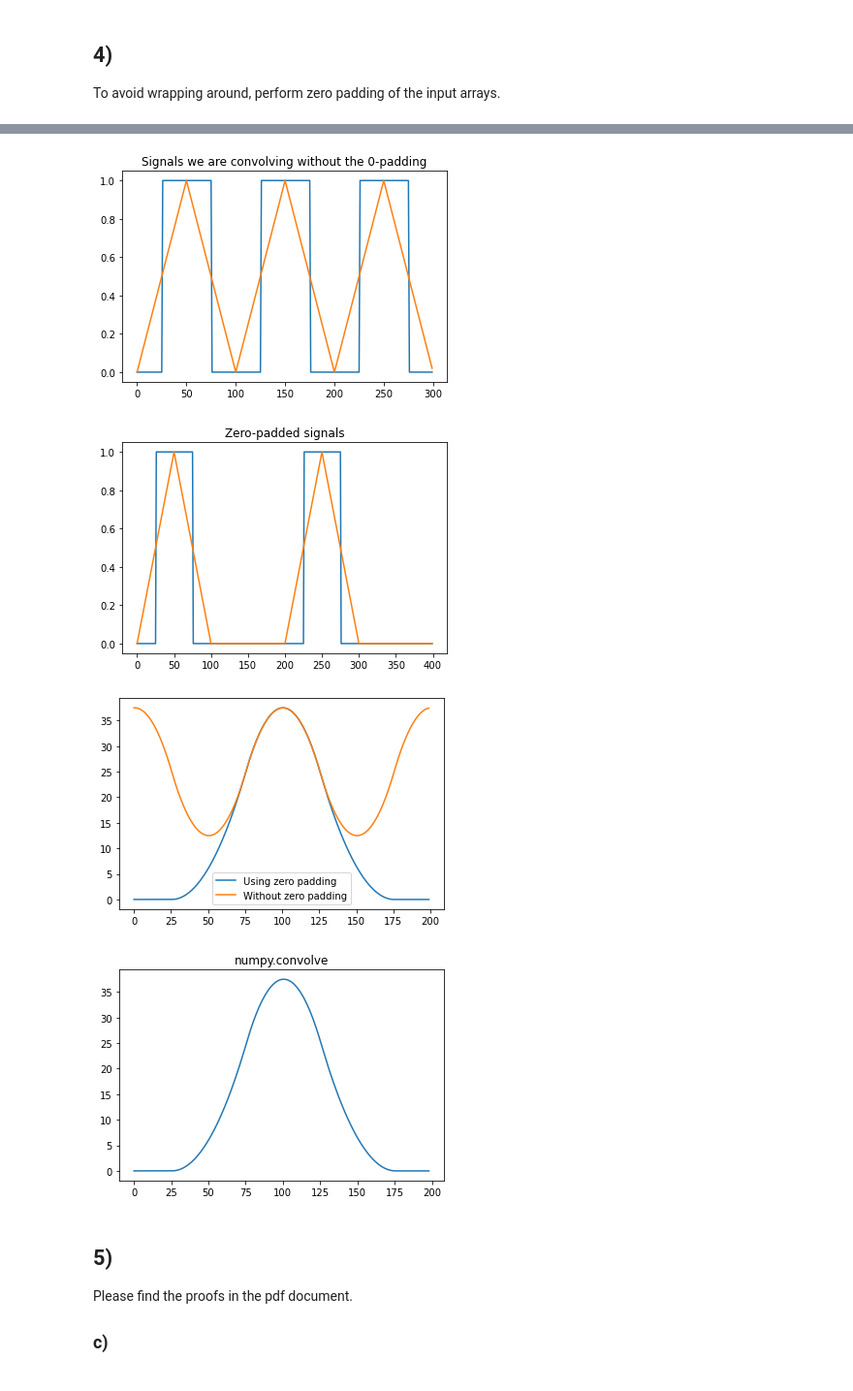
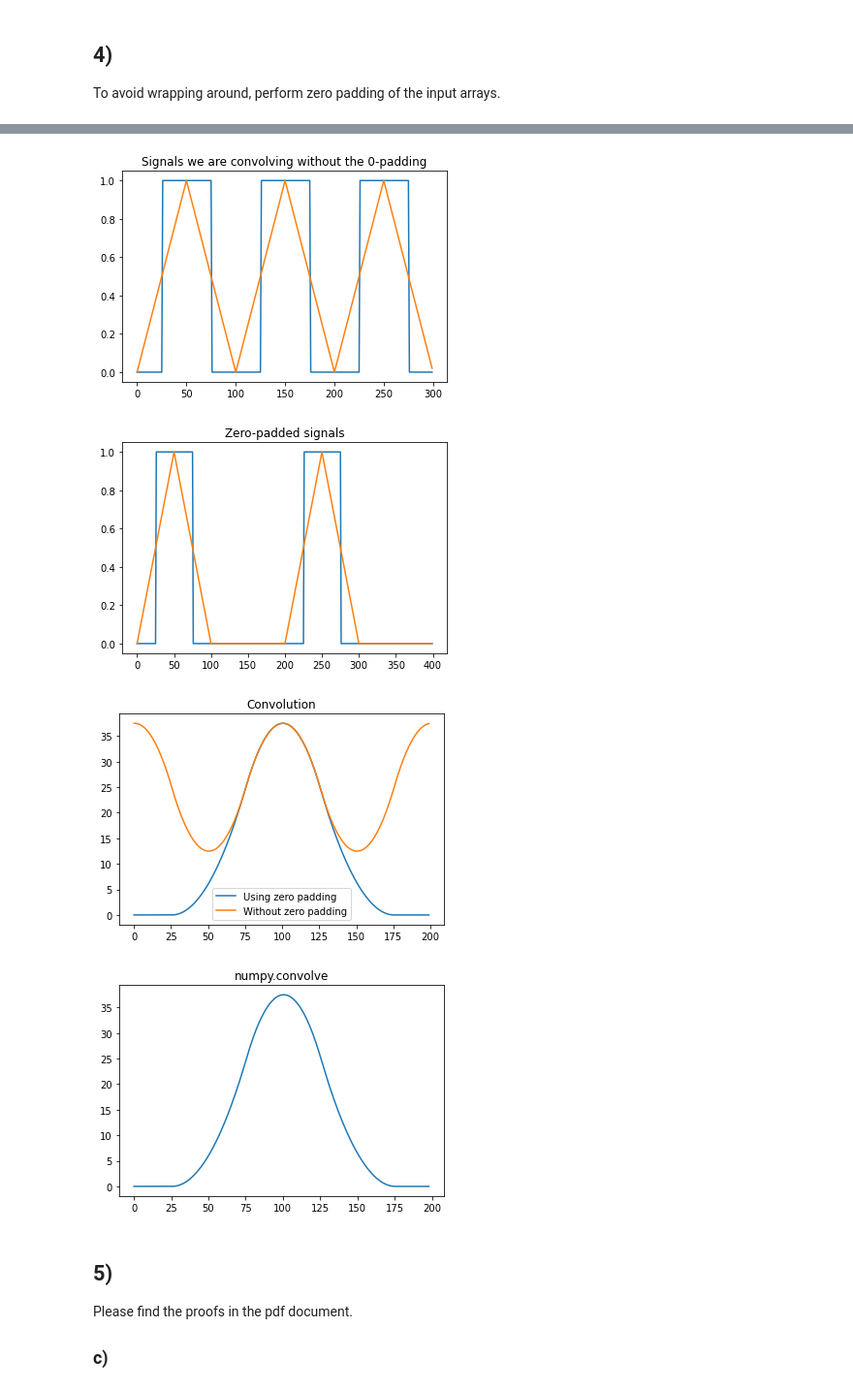
Before and after one commit to victoria-sofy/phys512-2020, a Jupyter notebook: assignment4_FT.ipynb, the cells around one changed output, grey strips where cells are left out. Shown: that part at 97% size. Saved outputs shown, nothing was run; the diff lists cells and outputs as text; code cells hidden in the pictures.

```diff
--- a/assignment4_FT.ipynb
+++ b/assignment4_FT.ipynb
@@ -74,35 +74,35 @@ def convolve(f, g):
 N = 100
 x = np.arange(N)
 y1 = np.zeros(N)
 y1[26:76] = 1.
 y2 = np.zeros(N)
 y2[:51] = 0.02*np.arange(51)
 y2[50:] = 1. - 0.02*np.arange(50)
 plt.plot(y1); plt.plot(y2)
 plt.title('Example signals')
 plt.show()
 
 plt.plot(np.hstack([y1, y1, y1]))
 plt.plot(np.hstack([y2, y2, y2]))
 plt.title('Signals we are convolving without the 0-padding')
 plt.show()
 
 plt.plot(np.hstack([np.pad(y1, [0, len(y1)]), np.pad(y1, [0, len(y1)])]))
 plt.plot(np.hstack([np.pad(y2, [0, len(y2)]), np.pad(y2, [0, len(y2)])]))
 plt.title('Zero-padded signals')
 plt.show()
 
 plt.plot(convolve(y1, y2), label = 'Using zero padding')
 simple_conv = np.fft.ifft(np.fft.fft(y1)*np.fft.fft(y2))
 plt.plot(np.hstack([simple_conv, simple_conv]), label = 'Without zero padding')
-plt.legend(); plt.show()
+plt.legend(); plt.title('Convolution'); plt.show()
 # we can check how numpy does
 plt.plot(np.convolve(y1, y2)); plt.title('numpy.convolve'); plt.show()
 # %% [output]
 [figure]
 [figure]
 [figure]
-[figure, old version]
+[figure, new version]
 [figure]
 # %% [markdown]
 ## 5)
```
Also changed, not shown: parts of 1 cell of this notebook, 1 other file.
